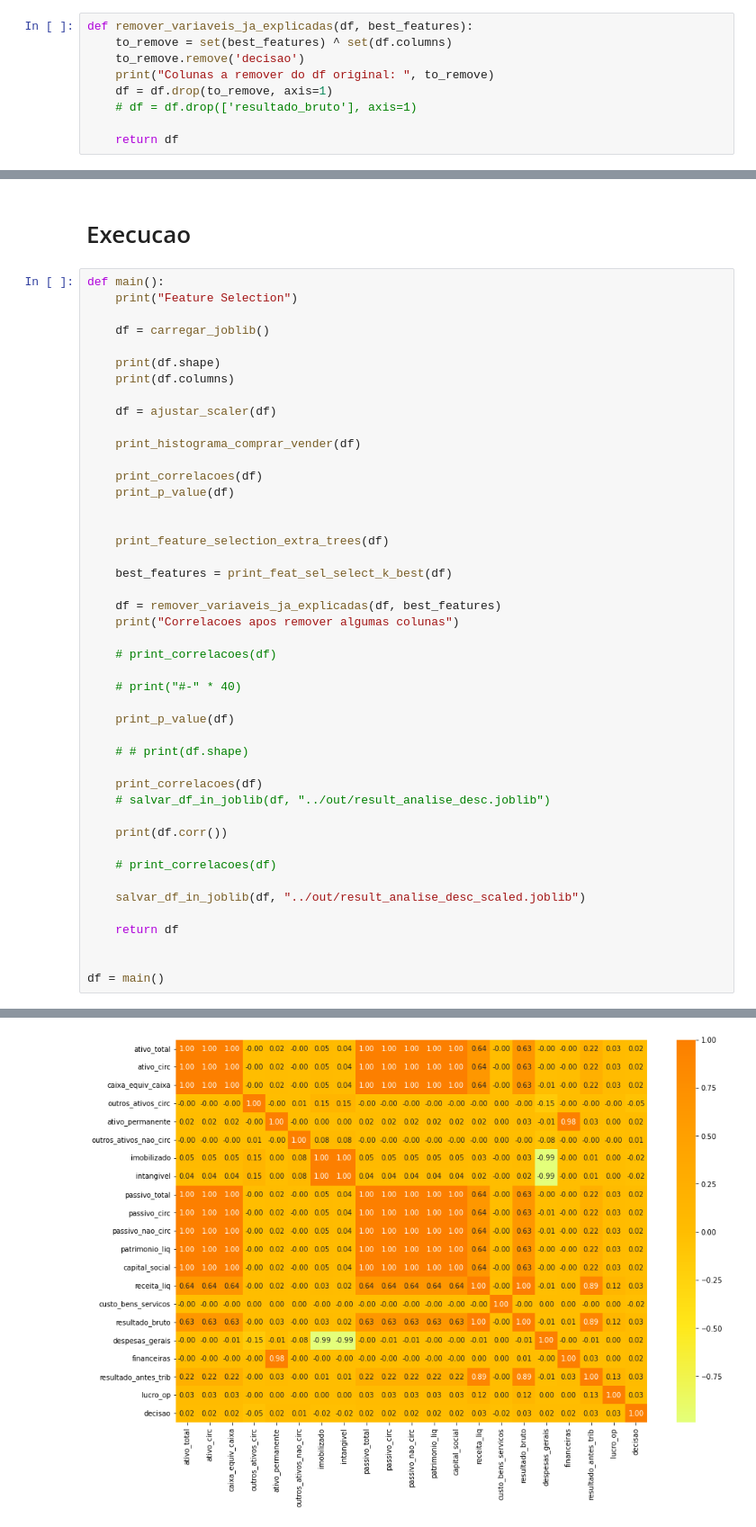
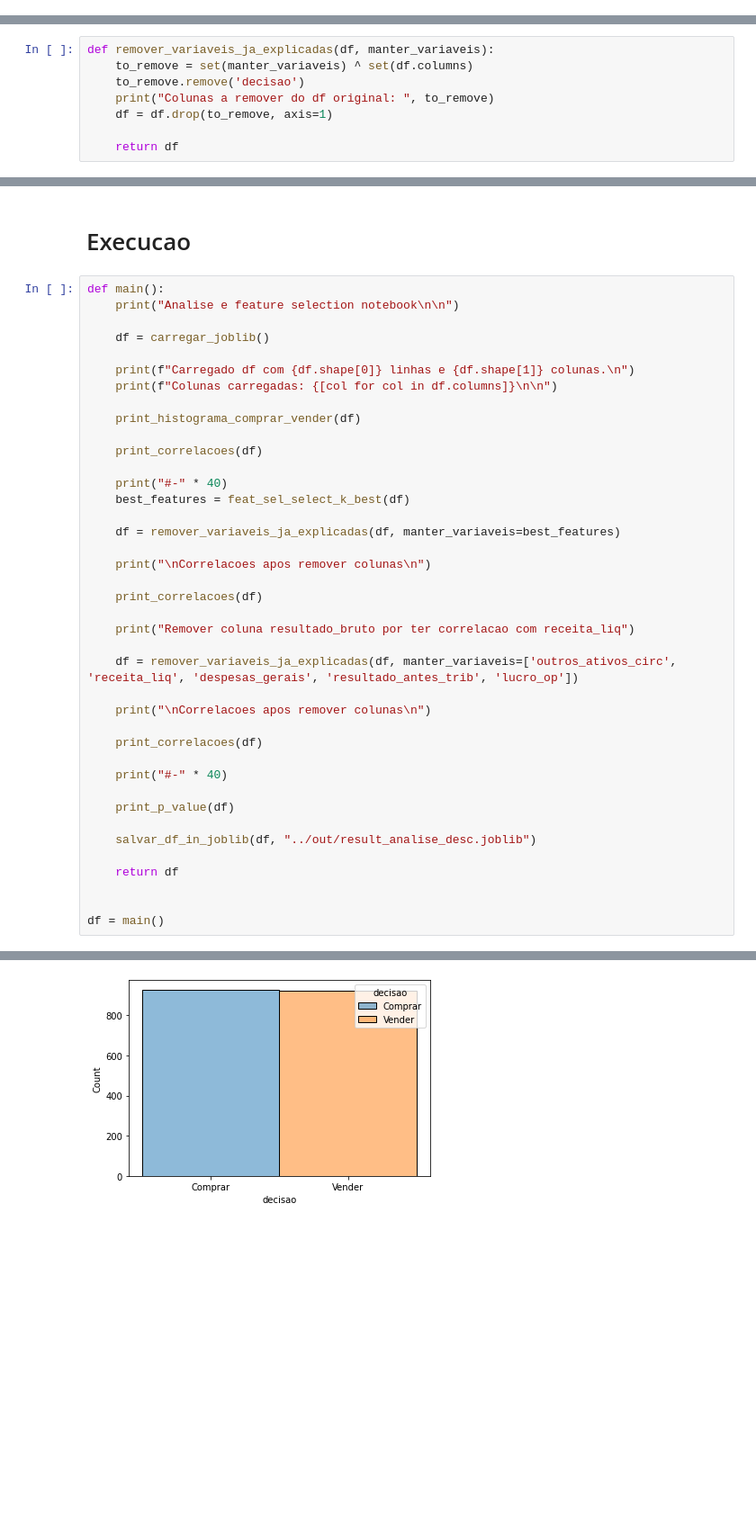
Before and after one commit to ricardomdesa/TCC-PUC-2020, a Jupyter notebook: notebooks/analis_descritiva.ipynb, the cells around one changed output, grey strips where cells are left out. Shown at 90% size. Drawn from its saved outputs; the diff is of its cells as text; blank space fills up the shorter version.

Commit message:
update notebooks for doc

```diff
--- a/notebooks/analis_descritiva.ipynb
+++ b/notebooks/analis_descritiva.ipynb
@@ -52,15 +58,6 @@ def print_correlacoes(df):
     fig, ax = plt.subplots(figsize=(15, 10))
     sns.heatmap(df.corr(), cmap="Wistia", annot=True, fmt = '.2f', ax=ax)
     plt.show()
-# %%
-def remover_variaveis_ja_explicadas(df, best_features):
-    to_remove = set(best_features) ^ set(df.columns)
-    to_remove.remove('decisao')
-    print("Colunas a remover do df original: ", to_remove)
-    df = df.drop(to_remove, axis=1)
-    # df = df.drop(['resultado_bruto'], axis=1)
-
-    return df
 # %% [markdown]
 ## P value
 # %%
@@ -113,3 +95,11 @@ def ajustar_scaler(tabela_original):
+# %%
+def remover_variaveis_ja_explicadas(df, manter_variaveis):
+    to_remove = set(manter_variaveis) ^ set(df.columns)
+    to_remove.remove('decisao')
+    print("Colunas a remover do df original: ", to_remove)
+    df = df.drop(to_remove, axis=1)
+
+    return df
 # %%
 def salvar_df_in_joblib(df, file_name: str = "../out/result_analise_desc.joblib"):
 
@@ -120,44 +110,39 @@ def salvar_df_in_joblib(df, file_name: str = "../out/result_analise_desc.joblib"
 # Execucao
 # %%
 def main():
-    print("Feature Selection")
+    print("Analise e feature selection notebook\n\n")
 
     df = carregar_joblib()
 
-    print(df.shape)
-    print(df.columns)
-
-    df = ajustar_scaler(df)
+    print(f"Carregado df com {df.shape[0]} linhas e {df.shape[1]} colunas.\n")
+    print(f"Colunas carregadas: {[col for col in df.columns]}\n\n")
 
     print_histograma_comprar_vender(df)
 
     print_correlacoes(df)
-    print_p_value(df)
 
+    print("#-" * 40)
+    best_features = feat_sel_select_k_best(df)
 
-    print_feature_selection_extra_trees(df)
+    df = remover_variaveis_ja_explicadas(df, manter_variaveis=best_features)
 
-    best_features = print_feat_sel_select_k_best(df)
+    print("\nCorrelacoes apos remover colunas\n")
 
-    df = remover_variaveis_ja_explicadas(df, best_features)
-    print("Correlacoes apos remover algumas colunas")
+    print_correlacoes(df)
 
-    # print_correlacoes(df)
+    print("Remover coluna resultado_bruto por ter correlacao com receita_liq")
 
-    # print("#-" * 40)
+    df = remover_variaveis_ja_explicadas(df, manter_variaveis=['outros_ativos_circ', 'receita_liq', 'despesas_gerais', 'resultado_antes_trib', 'lucro_op'])
+
+    print("\nCorrelacoes apos remover colunas\n")
+
+    print_correlacoes(df)
+
+    print("#-" * 40)
 
     print_p_value(df)
 
-    # # print(df.shape)
-
-    print_correlacoes(df)
-    # salvar_df_in_joblib(df, "../out/result_analise_desc.joblib")
-
-    print(df.corr())
-
-    # print_correlacoes(df)
-
-    salvar_df_in_joblib(df, "../out/result_analise_desc_scaled.joblib")
+    salvar_df_in_joblib(df, "../out/result_analise_desc.joblib")
 
     return df
 
@@ -176,4 +163,4 @@ Index(['ativo_total', 'ativo_circ', 'caixa_equiv_caixa', 'outros_ativos_circ',
 Comprar    50.2%
 Vender     49.8%
 Name: decisao, dtype: object
-[figure, old version]
+[figure, new version]
```
Also changed, not shown: parts of 13 cells of this notebook, 3 other files.
